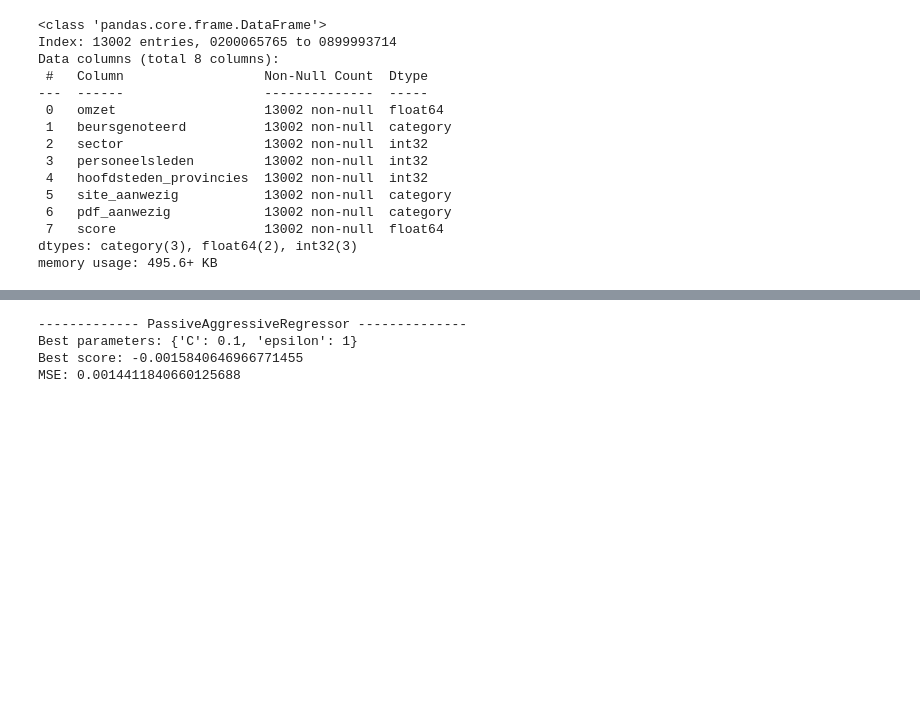
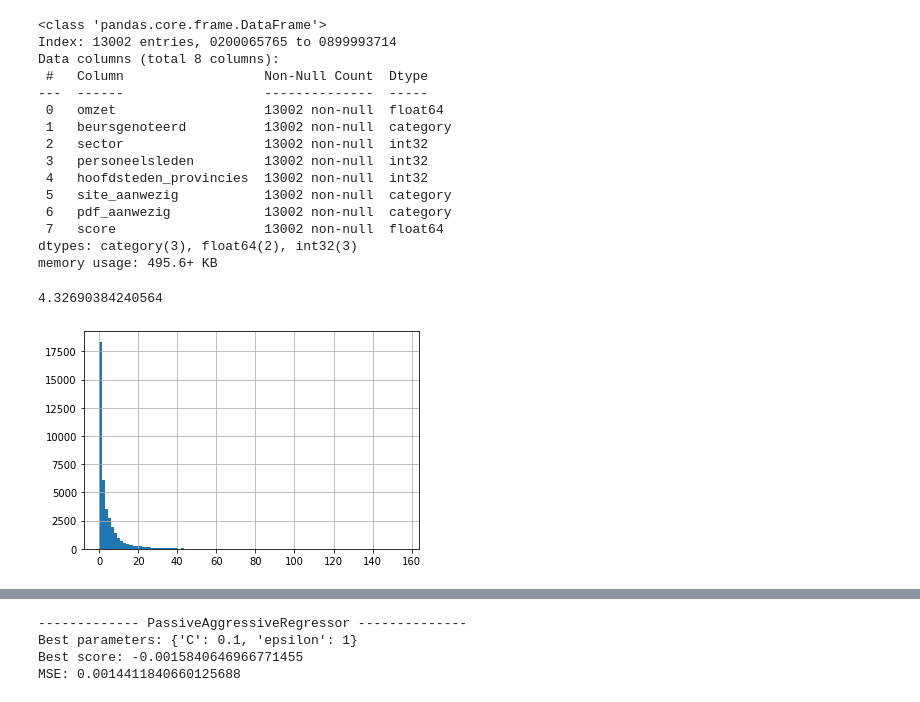
Before and after one commit to BrechtDeSchryver/DEP2G02, a Jupyter notebook: scripts/ml_model.ipynb, the cells around one changed output, grey strips where cells are left out. Cells and saved outputs as stored; diff of their text form; code cells hidden in the pictures; blank space fills up the shorter version.

```diff
--- a/scripts/ml_model.ipynb
+++ b/scripts/ml_model.ipynb
@@ -218,6 +204,20 @@ Data columns (total 8 columns):
  7   score                   13002 non-null  float64
 dtypes: category(3), float64(2), int32(3)
 memory usage: 495.6+ KB
+# %%
+# plot distribution of score
+dataframe["score"].describe()
+# plot a detailed histogram
+dataframe["score"].hist(bins=100)
+
+# print 10 most common scores
+dataframe["score"].value_counts().head(10)
+
+# print mean score
+dataframe["score"].mean()
+# %% [output]
+4.32690384240564
+[figure, added]
 # %% [markdown]
 ![white box ml modellen](https://drek4537l1klr.cloudfront.net/thampi/HighResolutionFigures/figure_2-2.png)
 # %%
```
Also changed, not shown: parts of 25 cells of this notebook, 3 other files.
